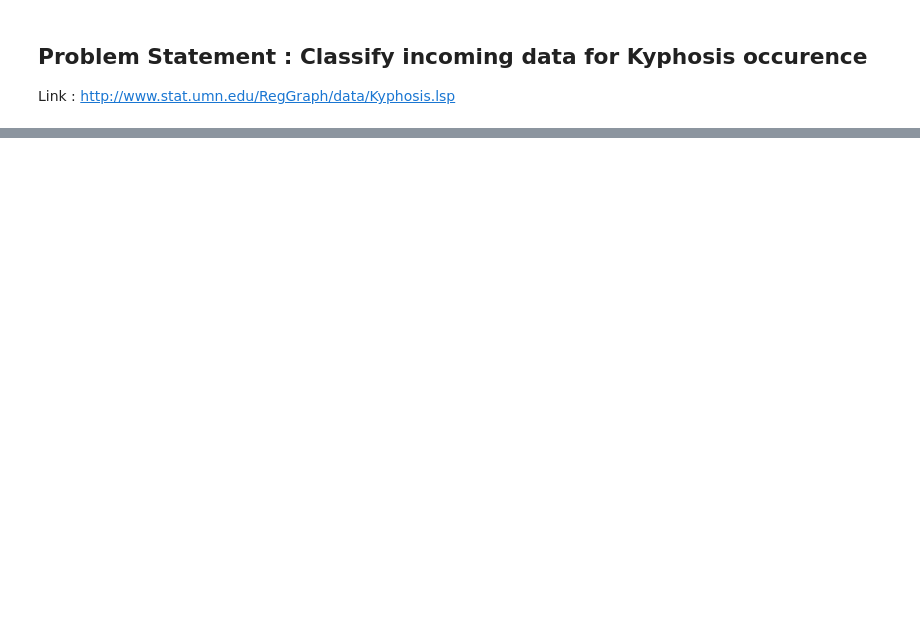
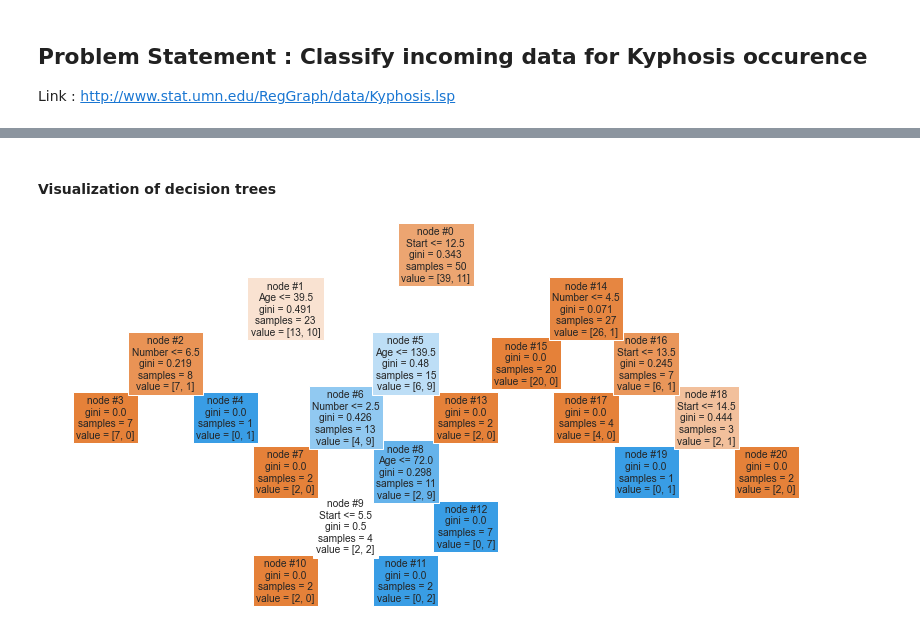
Before and after one commit to pksvv/pyMLClassification, a Jupyter notebook: DecisionTree.ipynb, the cells around one changed output, grey strips where cells are left out. Saved outputs shown, nothing was run; the diff lists cells and outputs as text; code cells hidden in the pictures; blank space fills up the shorter version.

```diff
--- a/DecisionTree.ipynb
+++ b/DecisionTree.ipynb
@@ -26,0 +22,4 @@ sns.pairplot(df)
+# %%
+X = df.drop('Kyphosis',axis=1)
+
+y = df['Kyphosis']
@@ -26,0 +30,5 @@ sns.pairplot(df)
+# %%
+X_train = X[0:50]
+X_test = X[51:]
+y_train = y[:50]
+y_test = y[51:]
@@ -26,0 +37,6 @@ sns.pairplot(df)
+# %%
+from sklearn.tree import DecisionTreeClassifier
+
+dtree = DecisionTreeClassifier()
+
+dtree.fit(X_train,y_train)
@@ -26,0 +99,16 @@ sns.pairplot(df)
+# %% [markdown]
+#### Visualization of decision trees
+# %%
+from sklearn.tree import plot_tree
+
+features = list(df.columns[1:])
+
+plt.figure(figsize=(14,7))
+
+s = plot_tree(dtree,
+              filled=True,
+              feature_names=features,
+              rotate=True,
+              node_ids=True)
+# %% [output]
+[figure, added]
```
Also changed, not shown: parts of 9 cells of this notebook.
